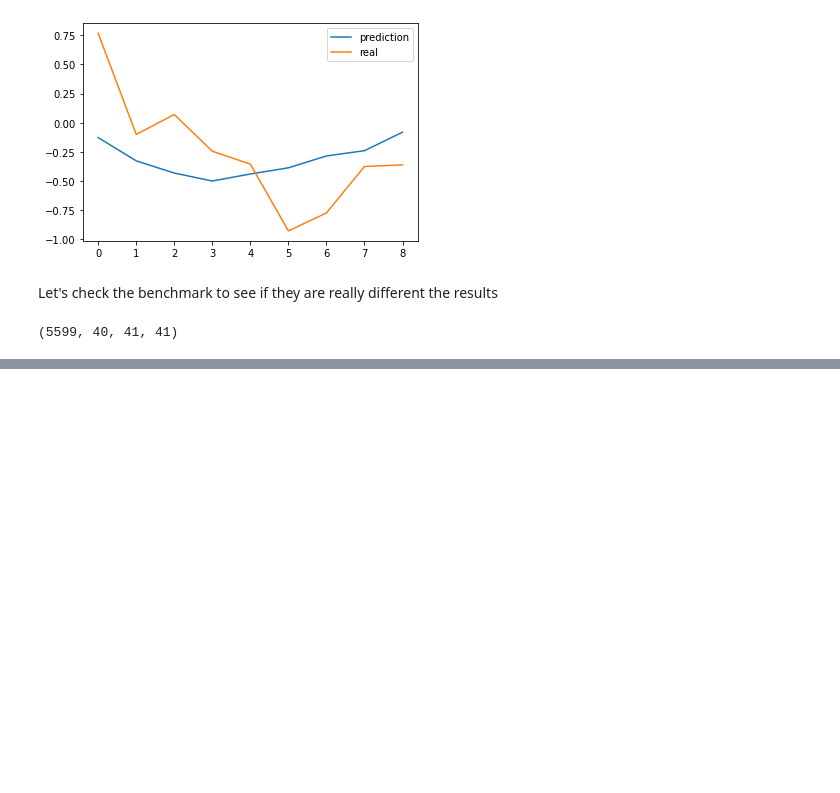
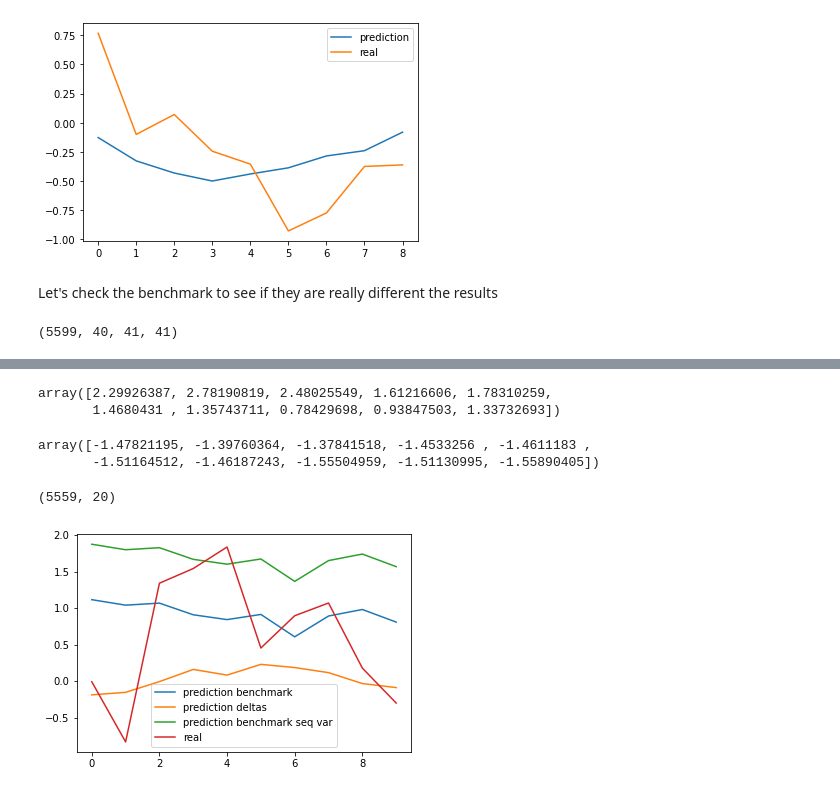
Before and after one commit to angelo-ortiz/Sea-Surge-Prediction, a Jupyter notebook: Practice.ipynb, the cells around one changed output, grey strips where cells are left out. Saved outputs shown, nothing was run; the diff lists cells and outputs as text; code cells hidden in the pictures; blank space fills up the shorter version.

```diff
--- a/Practice.ipynb
+++ b/Practice.ipynb
@@ -336,0 +342,6 @@ plt.show()
+# %%
+#create the list of variations
+delta_surge_train=np.zeros(surge_train.shape)
+for i in range(len(delta_surge_train)):
+    delta_surge_train[i,0:10]=surge_train[i,0:10]-surge1_input[i,-1]
+    delta_surge_train[i,10:20]=surge_train[i,10:20]-surge2_input[i,-1]
@@ -336,0 +368,34 @@ plt.show()
+# %%
+surge_train[0,0:10]-surge1_input[0,-1]
+# %% [output]
+array([2.29926387, 2.78190819, 2.48025549, 1.61216606, 1.78310259,
+       1.4680431 , 1.35743711, 0.78429698, 0.93847503, 1.33732693])
+# %%
+dsurge_train_benchmark = []; k = 40
+for i in range(5559):
+    dist, ind = tree2.query([slp_train[i]], k=k)
+    dsurge_train_benchmark.append(np.mean(delta_surge_train[ind[0]], axis=0))
+dsurge_train_benchmark = np.array(dsurge_train_benchmark)
+# %%
+dsurge_train_benchmark[0,0:10]+surge1_input[0,-1]
+# %% [output]
+array([-1.47821195, -1.39760364, -1.37841518, -1.4533256 , -1.4611183 ,
+       -1.51164512, -1.46187243, -1.55504959, -1.51130995, -1.55890405])
+# %%
+surge_train_benchmark_from_seq_var=np.zeros(dsurge_train_benchmark.shape)
+for i in range(len(surge_train_benchmark_from_seq_var)):
+    surge_train_benchmark_from_seq_var[i,0:10]=surge1_input[i,-1]+dsurge_train_benchmark[i,0:10]
+    surge_train_benchmark_from_seq_var[i,10:20]=surge2_input[i,-1]+dsurge_train_benchmark[i,10:20]
+# %%
+surge_train_benchmark_from_seq_var.shape
+# %% [output]
+(5559, 20)
+# %%
+plt.plot(surge_train_benchmark[100,0:10],label='prediction benchmark')
+plt.plot(surge_train_benchmark_deltas[100,0:10],label='prediction deltas')
+plt.plot(surge_train_benchmark_from_seq_var[100,0:10],label='prediction benchmark seq var')
+plt.plot(surge_train[100,0:10],label='real')
+plt.legend()
+plt.show()
+# %% [output]
+[figure, added]
```
Also changed, not shown: parts of 26 cells of this notebook.
